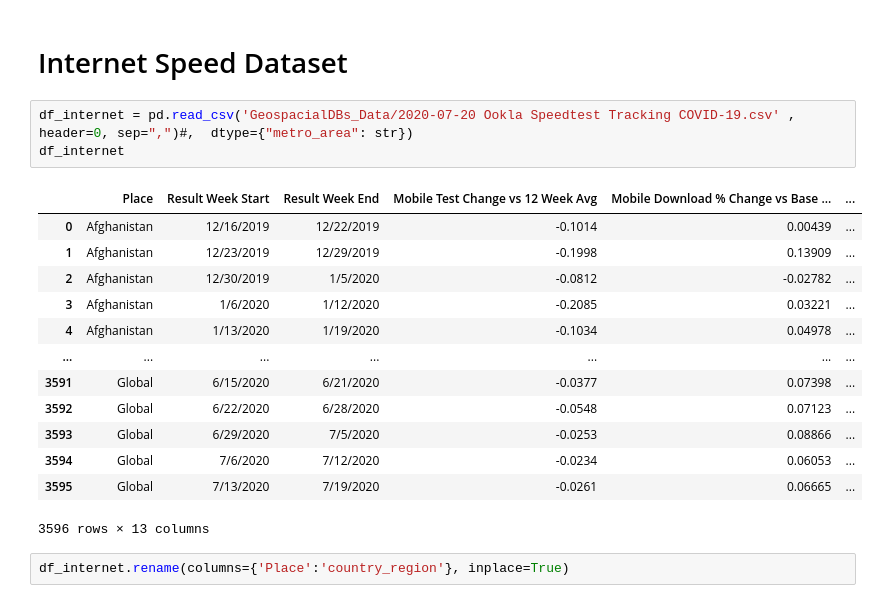
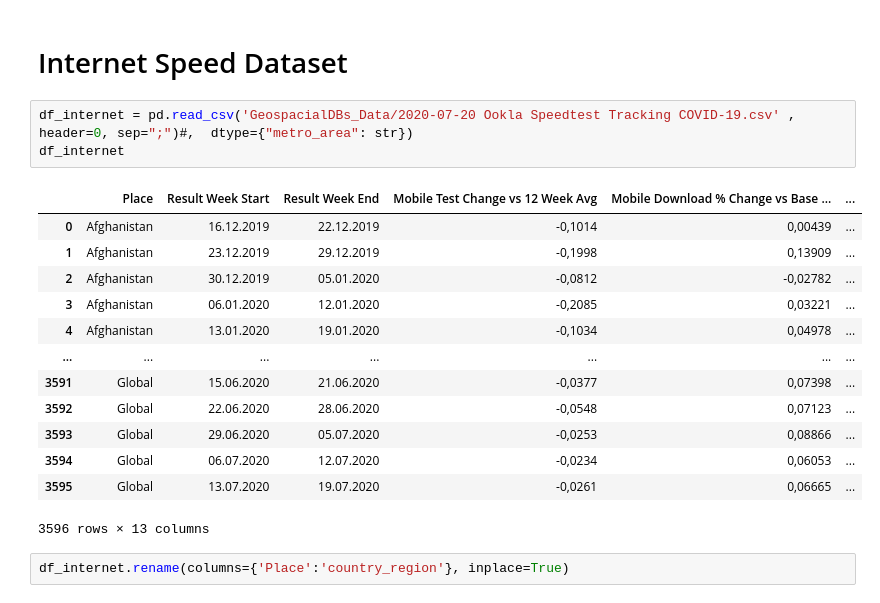
Before and after one commit to pwl482/home_squad, a Jupyter notebook: Data_Reshaping_and_Cleaning.ipynb, the cells around one changed output. Drawn from its saved outputs; the diff is of its cells as text.

```diff
--- a/Data_Reshaping_and_Cleaning.ipynb
+++ b/Data_Reshaping_and_Cleaning.ipynb
@@ -498,21 +480,21 @@ df_google.to_csv(r"GeospacialDBs_Data/Global_Mobility_Report_reshaped.csv", inde
 # %% [markdown]
 # Internet Speed Dataset
 # %%
-df_internet = pd.read_csv('GeospacialDBs_Data/2020-07-20 Ookla Speedtest Tracking COVID-19.csv' , header=0, sep=",")#,  dtype={"metro_area": str})
+df_internet = pd.read_csv('GeospacialDBs_Data/2020-07-20 Ookla Speedtest Tracking COVID-19.csv' , header=0, sep=";")#,  dtype={"metro_area": str})
 df_internet
 # %% [output]
 |  | Place | Result Week Start | Result Week End | Mobile Test Change vs 12 Week Avg | Mobile Download % Change vs Base ... | ... |
-| 0 | Afghanistan | 12/16/2019 | 12/22/2019 | -0.1014 | 0.00439 | ... |
-| 1 | Afghanistan | 12/23/2019 | 12/29/2019 | -0.1998 | 0.13909 | ... |
-| 2 | Afghanistan | 12/30/2019 | 1/5/2020 | -0.0812 | -0.02782 | ... |
-| 3 | Afghanistan | 1/6/2020 | 1/12/2020 | -0.2085 | 0.03221 | ... |
-| 4 | Afghanistan | 1/13/2020 | 1/19/2020 | -0.1034 | 0.04978 | ... |
+| 0 | Afghanistan | 16.12.2019 | 22.12.2019 | -0,1014 | 0,00439 | ... |
+| 1 | Afghanistan | 23.12.2019 | 29.12.2019 | -0,1998 | 0,13909 | ... |
+| 2 | Afghanistan | 30.12.2019 | 05.01.2020 | -0,0812 | -0,02782 | ... |
+| 3 | Afghanistan | 06.01.2020 | 12.01.2020 | -0,2085 | 0,03221 | ... |
+| 4 | Afghanistan | 13.01.2020 | 19.01.2020 | -0,1034 | 0,04978 | ... |
 | ... | ... | ... | ... | ... | ... | ... |
-| 3591 | Global | 6/15/2020 | 6/21/2020 | -0.0377 | 0.07398 | ... |
-| 3592 | Global | 6/22/2020 | 6/28/2020 | -0.0548 | 0.07123 | ... |
-| 3593 | Global | 6/29/2020 | 7/5/2020 | -0.0253 | 0.08866 | ... |
-| 3594 | Global | 7/6/2020 | 7/12/2020 | -0.0234 | 0.06053 | ... |
-| 3595 | Global | 7/13/2020 | 7/19/2020 | -0.0261 | 0.06665 | ... |
+| 3591 | Global | 15.06.2020 | 21.06.2020 | -0,0377 | 0,07398 | ... |
+| 3592 | Global | 22.06.2020 | 28.06.2020 | -0,0548 | 0,07123 | ... |
+| 3593 | Global | 29.06.2020 | 05.07.2020 | -0,0253 | 0,08866 | ... |
+| 3594 | Global | 06.07.2020 | 12.07.2020 | -0,0234 | 0,06053 | ... |
+| 3595 | Global | 13.07.2020 | 19.07.2020 | -0,0261 | 0,06665 | ... |
 3596 rows × 13 columns
 # %%
 df_internet.rename(columns={'Place':'country_region'}, inplace=True)
```
Also changed, not shown: parts of 28 cells of this notebook, 1 other file.
